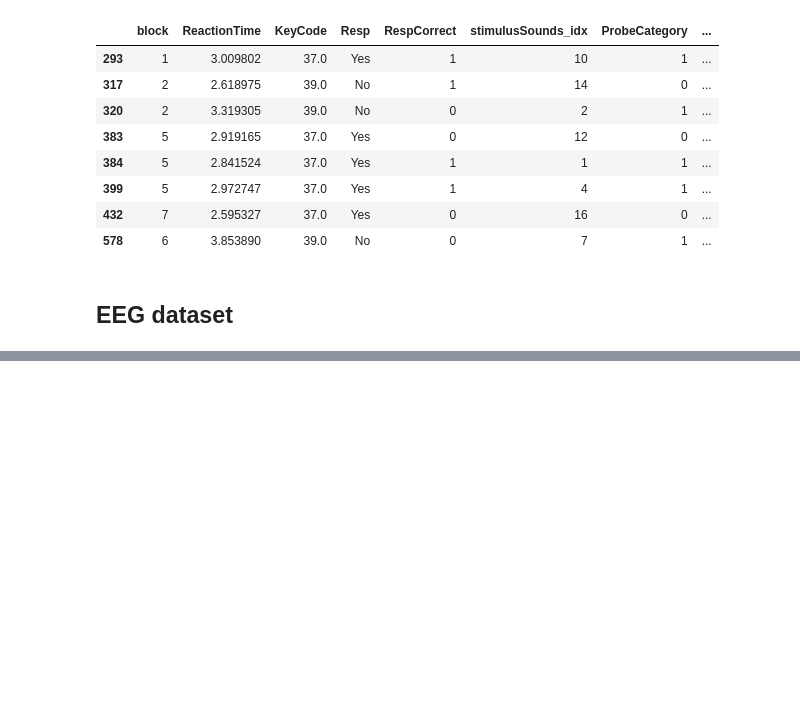
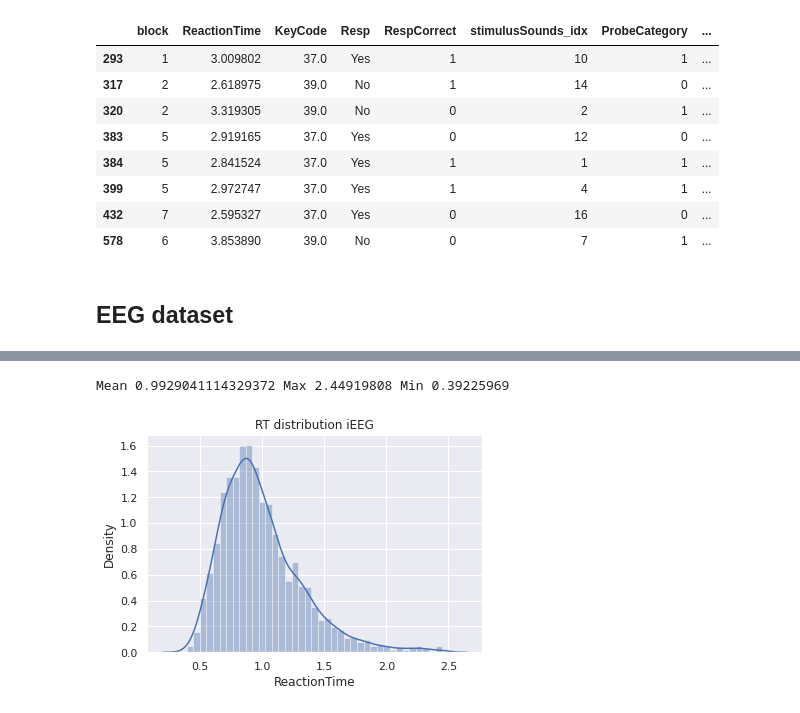
Before and after one commit to cristinarainich/Sternberg_analysis, a Jupyter notebook: Preprocessing_of_datasets_Environmental.ipynb, the cells around one changed output, grey strips where cells are left out. Drawn from its saved outputs; the diff is of its cells as text; code cells hidden in the pictures; blank space fills up the shorter version.

```diff
--- a/Preprocessing_of_datasets_Environmental.ipynb
+++ b/Preprocessing_of_datasets_Environmental.ipynb
@@ -270,0 +426,11 @@ ieeg_[(ieeg_['Resp'] != 'None') & (ieeg_['ReactionTime'] > 2.5)]
+# %%
+sns.distplot(eeg_[eeg_['Resp'] != 'None'].ReactionTime)
+pl.title('RT distribution iEEG');
+print(
+    'Mean', eeg_[eeg_['Resp'] != 'None'].ReactionTime.mean(),
+    'Max', eeg_[eeg_['Resp'] != 'None'].ReactionTime.max(),
+    'Min', eeg_[eeg_['Resp'] != 'None'].ReactionTime.min()
+)
+# %% [output]
+Mean 0.9929041114329372 Max 2.44919808 Min 0.39225969
+[figure, added]
```
Also changed, not shown: parts of 36 cells of this notebook.
